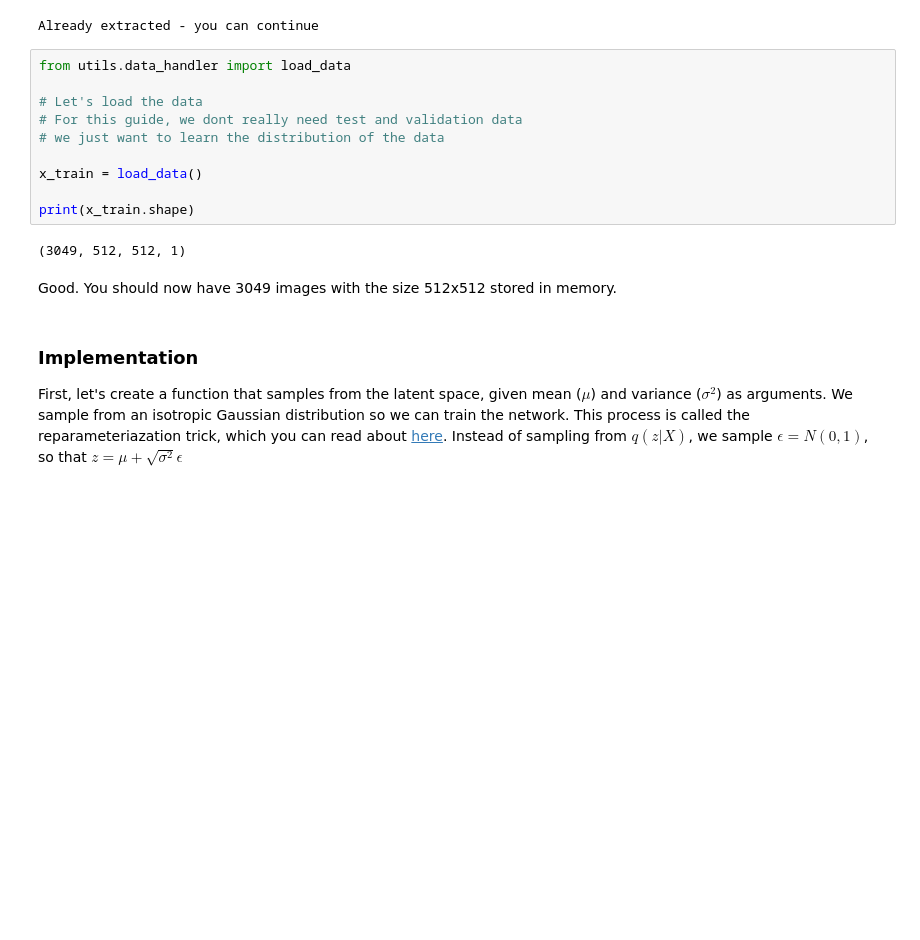
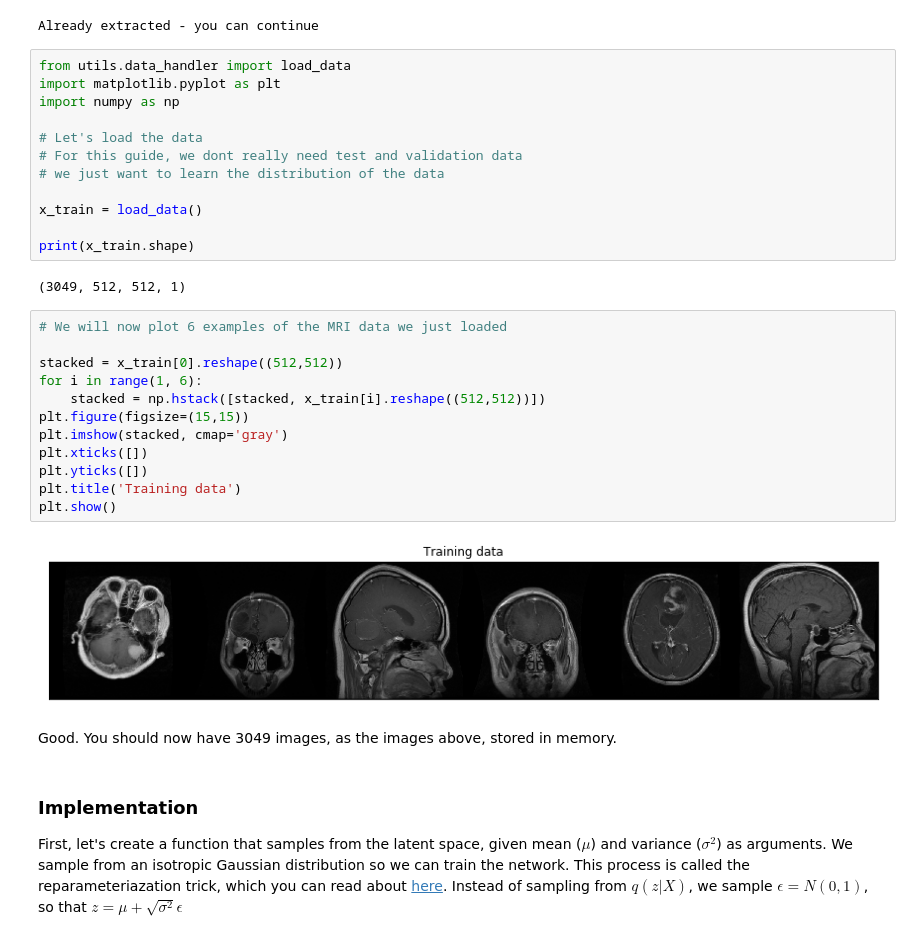
Before and after one commit to epimedai/VAE, a Jupyter notebook: VAE guide.ipynb, the cells around one changed output. Drawn from its saved outputs; the diff is of its cells as text; blank space fills up the shorter version.

```diff
--- a/VAE guide.ipynb
+++ b/VAE guide.ipynb
@@ -46,6 +46,8 @@ extract_data()
 Already extracted - you can continue
 # %%
 from utils.data_handler import load_data
+import matplotlib.pyplot as plt
+import numpy as np
 
 # Let's load the data
 # For this guide, we dont really need test and validation data
@@ -56,8 +58,22 @@ x_train = load_data()
 print(x_train.shape)
 # %% [output]
 (3049, 512, 512, 1)
+# %%
+# We will now plot 6 examples of the MRI data we just loaded
+
+stacked = x_train[0].reshape((512,512))
+for i in range(1, 6):
+    stacked = np.hstack([stacked, x_train[i].reshape((512,512))])
+plt.figure(figsize=(15,15))
+plt.imshow(stacked, cmap='gray')
+plt.xticks([])
+plt.yticks([])
+plt.title('Training data')
+plt.show()
+# %% [output]
+[figure, added]
 # %% [markdown]
-Good. You should now have 3049 images with the size 512x512 stored in memory.
+Good. You should now have 3049 images, as the images above, stored in memory.
 # %% [markdown]
 ### Implementation
 
```
Also changed, not shown: parts of 18 cells of this notebook, 6 other files.
